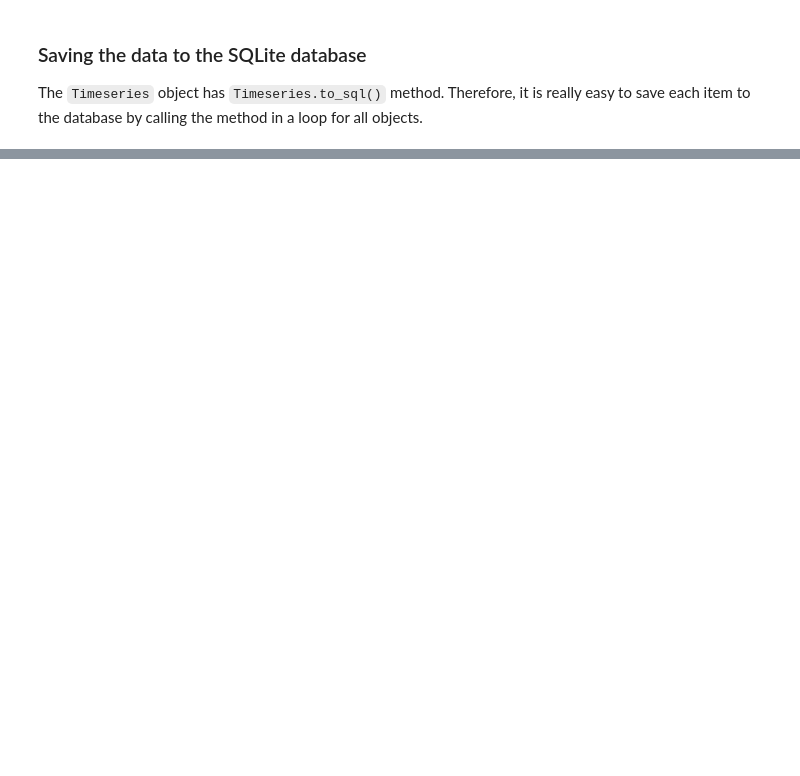
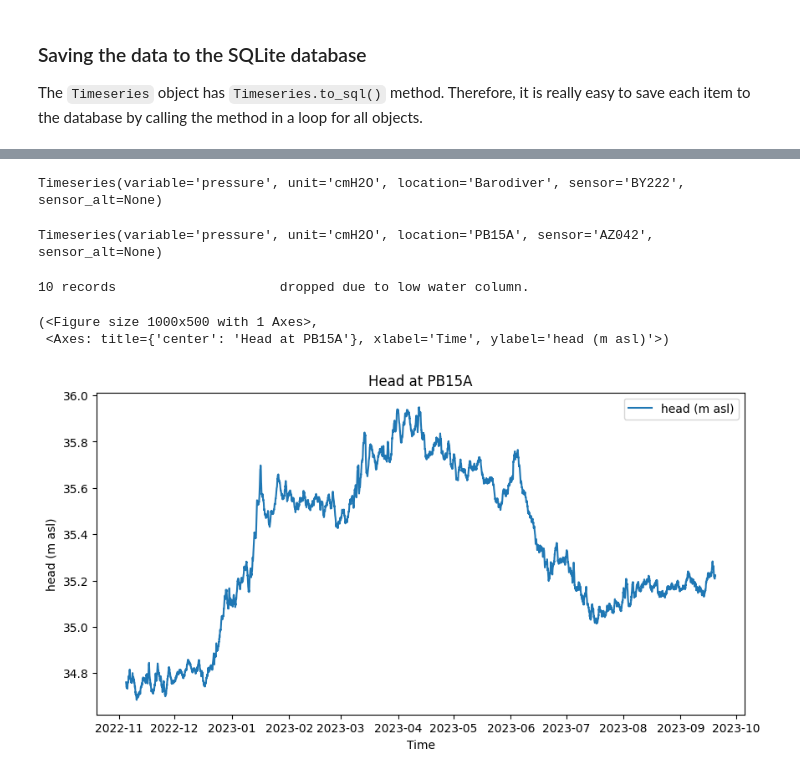
Before and after one commit to zawadzkim/gensor, a Jupyter notebook: docs/notebooks/basic_usage.ipynb, the cells around one changed output, grey strips where cells are left out. Saved outputs shown, nothing was run; the diff lists cells and outputs as text; code cells hidden in the pictures; blank space fills up the shorter version.

```diff
--- a/docs/notebooks/basic_usage.ipynb
+++ b/docs/notebooks/basic_usage.ipynb
@@ -147,0 +68,24 @@ The autocorrelation at lag 10 is 0.9974793995094571
+# %%
+# identify the barometric timeseries in your dataset
+baro = data.filter(station='Barodiver', variable='pressure')
+baro
+# %% [output]
+Timeseries(variable='pressure', unit='cmH2O', location='Barodiver', sensor='BY222', sensor_alt=None)
+# %%
+# Adding extra information to the submerged sensor timeseries
+pb15a = data.filter(station='PB15A', variable='pressure')
+pb15a
+# %% [output]
+Timeseries(variable='pressure', unit='cmH2O', location='PB15A', sensor='AZ042', sensor_alt=None)
+# %%
+pb15a.sensor_alt = 33.36
+# %%
+from gensor import compensate
+
+pb15a_comp = compensate(pb15a, baro, drop_low_wc=True)
+pb15a_comp.plot()
+# %% [output]
+10 records                     dropped due to low water column.
+(<Figure size 1000x500 with 1 Axes>,
+ <Axes: title={'center': 'Head at PB15A'}, xlabel='Time', ylabel='head (m asl)'>)
+[figure, added]
```
Also changed, not shown: parts of 24 cells of this notebook, 9 other files.
